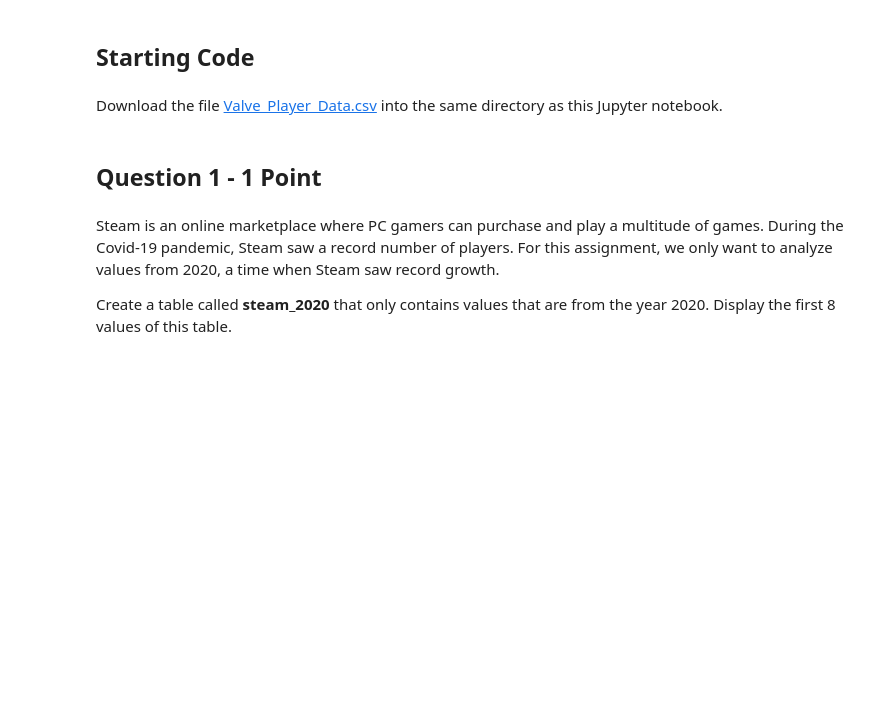
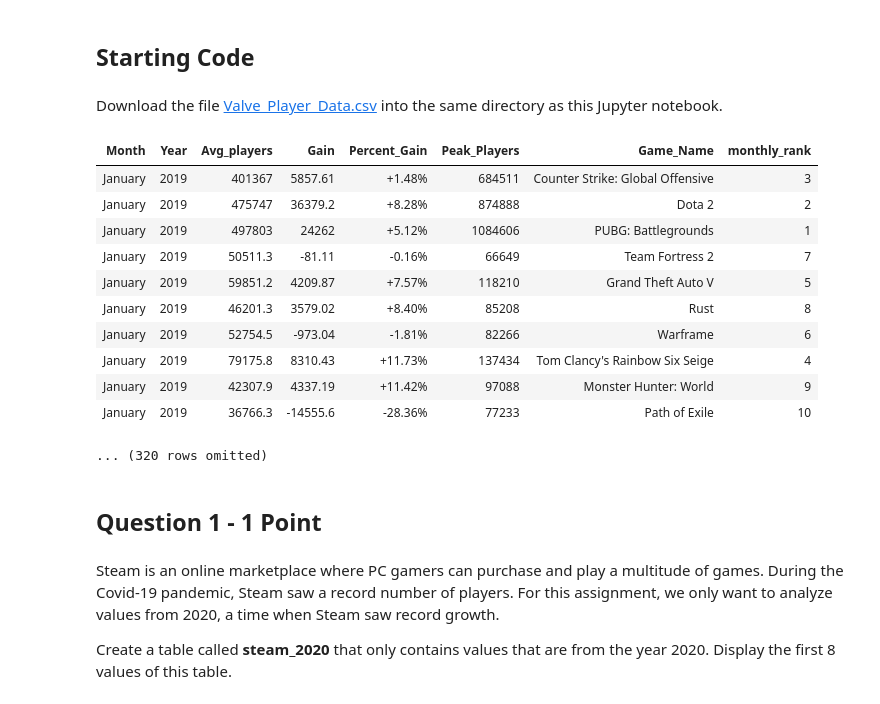
Before and after one commit to DanieHuelva/Data-Sci-HW, a Jupyter notebook: hw6.ipynb, the cells around one changed output. Cells and saved outputs as stored; diff of their text form; code cells hidden in the pictures; blank space fills up the shorter version.

```diff
--- a/hw6.ipynb
+++ b/hw6.ipynb
@@ -19,7 +19,20 @@ into the same directory as this Jupyter notebook.
 # %%
 # Place the csv file in the same directory as your solution
 steam_games = Table().read_table("Valve_Player_Data.csv")
-steam_games
+steam_games.show(10)
+# %% [output]
+| Month | Year | Avg_players | Gain | Percent_Gain | Peak_Players | Game_Name | monthly_rank |
+| January | 2019 | 401367 | 5857.61 | +1.48% | 684511 | Counter Strike: Global Offensive | 3 |
+| January | 2019 | 475747 | 36379.2 | +8.28% | 874888 | Dota 2 | 2 |
+| January | 2019 | 497803 | 24262 | +5.12% | 1084606 | PUBG: Battlegrounds | 1 |
+| January | 2019 | 50511.3 | -81.11 | -0.16% | 66649 | Team Fortress 2 | 7 |
+| January | 2019 | 59851.2 | 4209.87 | +7.57% | 118210 | Grand Theft Auto V | 5 |
+| January | 2019 | 46201.3 | 3579.02 | +8.40% | 85208 | Rust | 8 |
+| January | 2019 | 52754.5 | -973.04 | -1.81% | 82266 | Warframe | 6 |
+| January | 2019 | 79175.8 | 8310.43 | +11.73% | 137434 | Tom Clancy's Rainbow Six Seige | 4 |
+| January | 2019 | 42307.9 | 4337.19 | +11.42% | 97088 | Monster Hunter: World | 9 |
+| January | 2019 | 36766.3 | -14555.6 | -28.36% | 77233 | Path of Exile | 10 |
+... (320 rows omitted)
 # %% [markdown]
 ## Question 1 - 1 Point
 # %% [markdown]
```
Also changed, not shown: parts of 4 cells of this notebook.
